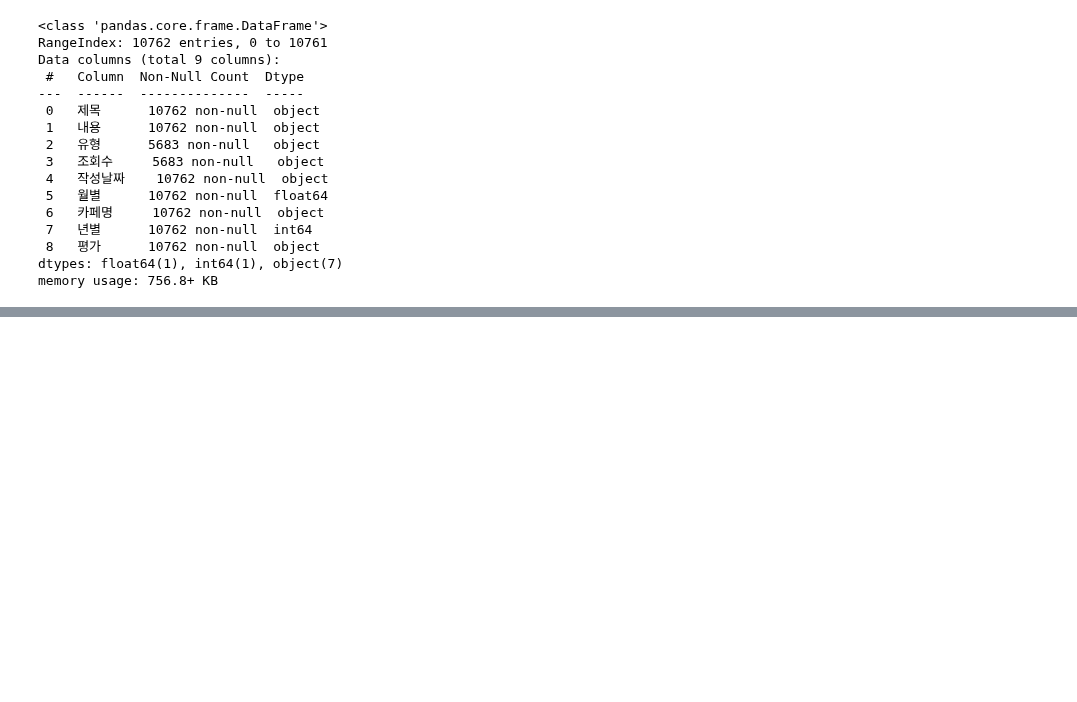
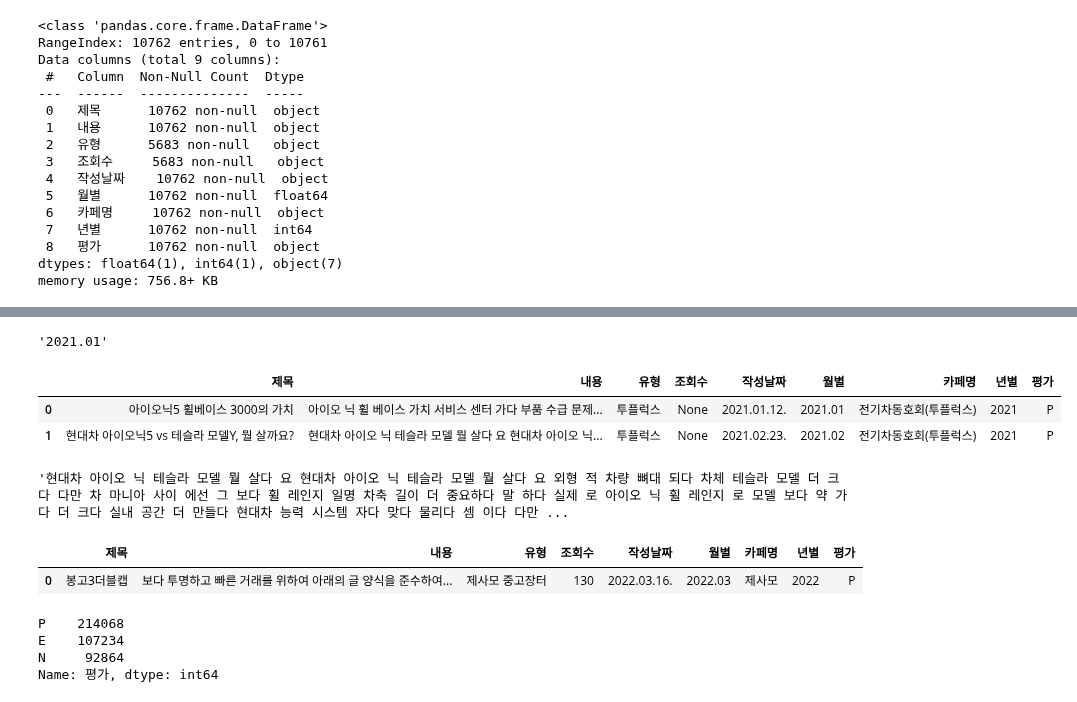
Before and after one commit to minwooking/Jeju_Electric_Vehicle_analysis, a Jupyter notebook: 전기차데이터통합분석.ipynb, the cells around one changed output, grey strips where cells are left out. Cells and saved outputs as stored; diff of their text form; code cells hidden in the pictures; blank space fills up the shorter version.

```diff
--- a/전기차데이터통합분석.ipynb
+++ b/전기차데이터통합분석.ipynb
@@ -357,0 +567,41 @@ df_blog = pd.DataFrame(
+# %%
+df_toflux.작성시간[0][:7]
+# %% [output]
+'2021.01'
+# %%
+df_toflux['월별'] = df_toflux.작성시간.apply(lambda x: x[:7])
+df_toflux['년별'] = df_toflux.작성시간.apply(lambda x: x[:4])
+# %%
+df_toflux2 = pd.DataFrame(
+    {
+        '제목' : df_toflux.제목,
+        '내용' : df_toflux.전처리,
+        '유형' : df_toflux.유형,
+        '조회수' : df_toflux.조회수,
+        '작성날짜' : df_toflux.작성시간,
+        '월별' : df_toflux.월별,
+        '카페명' : df_toflux.카페명,
+        '년별' : df_toflux.년별,
+        '평가' : df_toflux.평가,
+
+    }
+)
+# %%
+df_toflux2['작성날짜'] = df_toflux2.작성날짜.apply(lambda x:x[:11].replace(' ','.'))
+# %%
+df_toflux2['카페명'] = '전기차동호회(투플럭스)'
+# %%
+df_toflux2.head(2)
+# %% [output]
+|  | 제목 | 내용 | 유형 | 조회수 | 작성날짜 | 월별 | 카페명 | 년별 | 평가 |
+| 0 | 아이오닉5 휠베이스 3000의 가치 | 아이오 닉 휠 베이스 가치 서비스 센터 가다 부품 수급 문제... | 투플럭스 | None | 2021.01.12. | 2021.01 | 전기차동호회(투플럭스) | 2021 | P |
+| 1 | 현대차 아이오닉5 vs 테슬라 모델Y, 뭘 살까요? | 현대차 아이오 닉 테슬라 모델 뭘 살다 요 현대차 아이오 닉... | 투플럭스 | None | 2021.02.23. | 2021.02 | 전기차동호회(투플럭스) | 2021 | P |
+# %%
+df_toflux2.내용[1]
+# %% [output]
+'현대차 아이오 닉 테슬라 모델 뭘 살다 요 현대차 아이오 닉 테슬라 모델 뭘 살다 요 외형 적 차량 뼈대 되다 차체 테슬라 모델 더 크다 다만 차 마니아 사이 에선 그 보다 휠 레인지 일명 차축 길이 더 중요하다 말 하다 실제 로 아이오 닉 휠 레인지 로 모델 보다 약 가다 더 크다 실내 공간 더 만들다 현대차 능력 시스템 자다 맞다 물리다 셈 이다 다만 ...
+# %%
+df_cafe_commet_merge2.head(1)
+# %% [output]
+|  | 제목 | 내용 | 유형 | 조회수 | 작성날짜 | 월별 | 카페명 | 년별 | 평가 |
+| 0 | 봉고3더블캡 | 보다 투명하고 빠른 거래를 위하여 아래의 글 양식을 준수하여... | 제사모 중고장터 | 130 | 2022.03.16. | 2022.03 | 제사모 | 2022 | P |
@@ -357,0 +610,7 @@ df_blog = pd.DataFrame(
+# %%
+df_final.평가.value_counts()
+# %% [output]
+P    214068
+E    107234
+N     92864
+Name: 평가, dtype: int64
```
Also changed, not shown: parts of 53 cells of this notebook, 2 other files.
